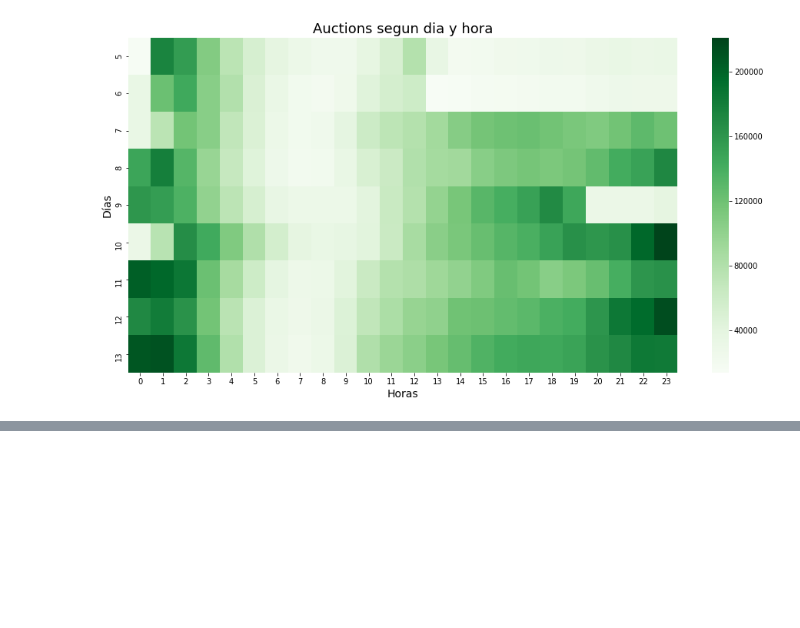
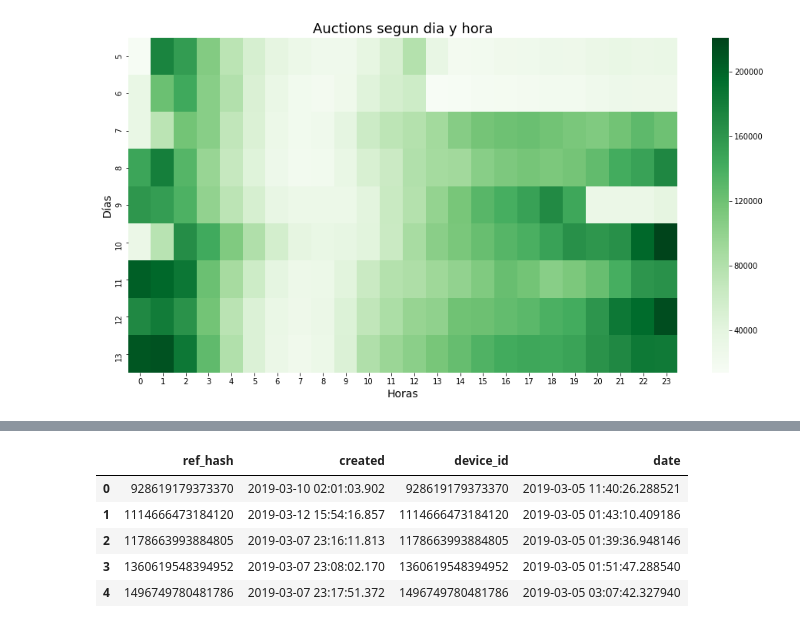
Before and after one commit to sberoch/Datos, a Jupyter notebook: auctions.ipynb, the cells around one changed output, grey strips where cells are left out. Saved outputs shown, nothing was run; the diff lists cells and outputs as text; code cells hidden in the pictures; blank space fills up the shorter version.

```diff
--- a/auctions.ipynb
+++ b/auctions.ipynb
@@ -143,0 +175,16 @@ Text(123.0, 0.5, 'Días')
+# %%
+seccion_auctions.date = pd.to_datetime(seccion_auctions.date)
+# %%
+primeros_clicks = seccion_clicks.groupby('ref_hash').agg({'created':'min'}).reset_index()
+# %%
+primeras_apariciones_subasta = seccion_auctions.groupby('device_id').agg({'date':'min'}).reset_index()
+# %%
+merged = primeros_clicks.merge(primeras_apariciones_subasta, left_on='ref_hash', right_on='device_id', how='inner')
+merged.head()
+# %% [output]
+|  | ref_hash | created | device_id | date |
+| 0 | 928619179373370 | 2019-03-10 02:01:03.902 | 928619179373370 | 2019-03-05 11:40:26.288521 |
+| 1 | 1114666473184120 | 2019-03-12 15:54:16.857 | 1114666473184120 | 2019-03-05 01:43:10.409186 |
+| 2 | 1178663993884805 | 2019-03-07 23:16:11.813 | 1178663993884805 | 2019-03-05 01:39:36.948146 |
+| 3 | 1360619548394952 | 2019-03-07 23:08:02.170 | 1360619548394952 | 2019-03-05 01:51:47.288540 |
+| 4 | 1496749780481786 | 2019-03-07 23:17:51.372 | 1496749780481786 | 2019-03-05 03:07:42.327940 |
```
Also changed, not shown: parts of 11 cells of this notebook.
